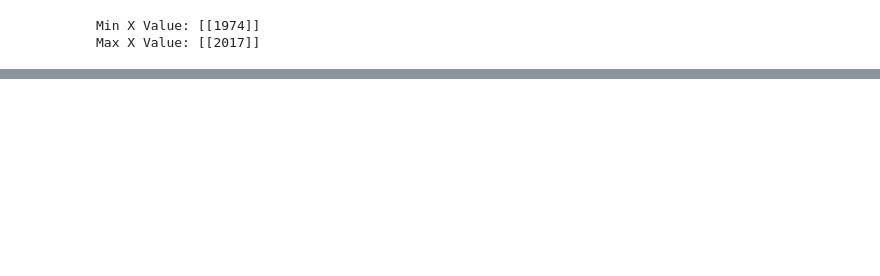
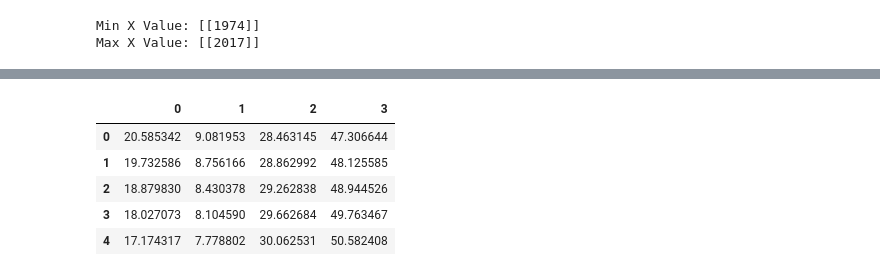
Before and after one commit to Sprettle/Are-we-still-in-love-with-red-meat, a Jupyter notebook: ETL/meat_consumption_prediction.ipynb, the cells around one changed output, grey strips where cells are left out. Cells and saved outputs as stored; diff of their text form; code cells hidden in the pictures; blank space fills up the shorter version.

```diff
--- a/ETL/meat_consumption_prediction.ipynb
+++ b/ETL/meat_consumption_prediction.ipynb
@@ -105,0 +106,10 @@ array([[23.72735412,  8.28171585, 28.43262634, 47.75753506],
+# %%
+predicted_df = pd.DataFrame(y_max)
+predicted_df.head()
+# %% [output]
+|  | 0 | 1 | 2 | 3 |
+| 0 | 20.585342 | 9.081953 | 28.463145 | 47.306644 |
+| 1 | 19.732586 | 8.756166 | 28.862992 | 48.125585 |
+| 2 | 18.879830 | 8.430378 | 29.262838 | 48.944526 |
+| 3 | 18.027073 | 8.104590 | 29.662684 | 49.763467 |
+| 4 | 17.174317 | 7.778802 | 30.062531 | 50.582408 |
```
Also changed, not shown: parts of 8 cells of this notebook, 1 other file.
